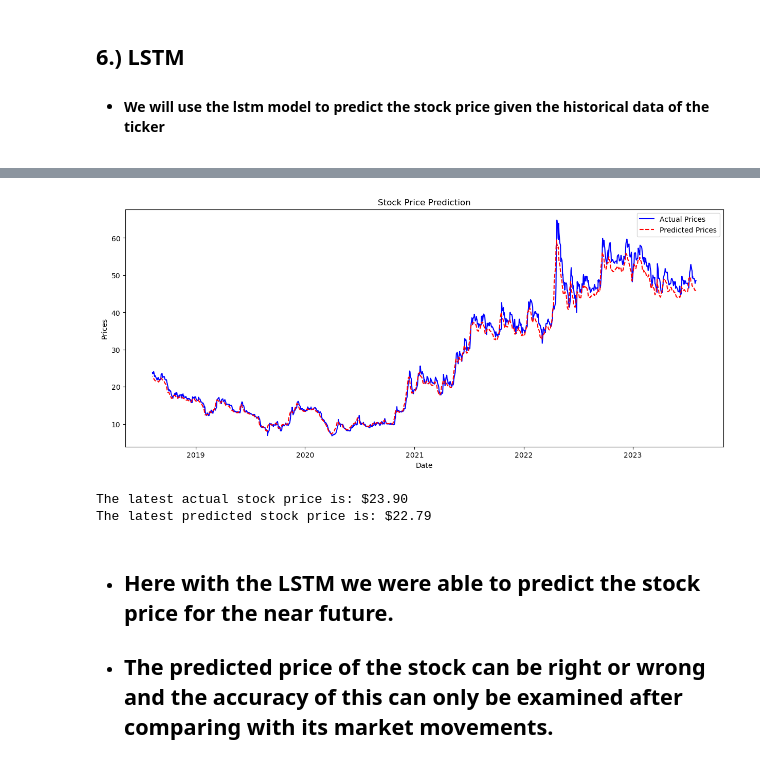
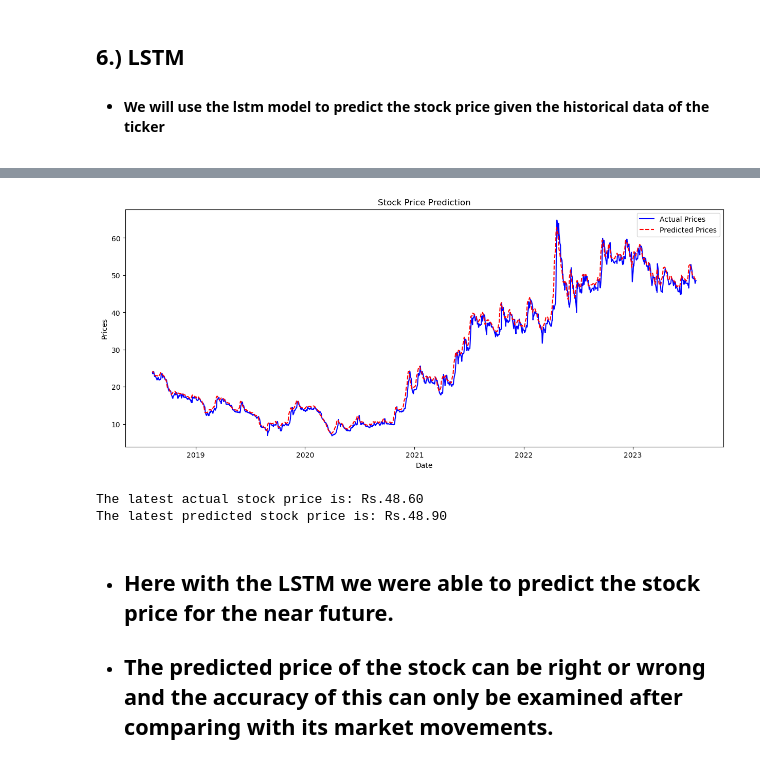
Before and after one commit to AneerudhRa/NLP_Analysis_StockForum, a Jupyter notebook: NLP_Analysis_MoneyControl.ipynb, the cells around one changed output, grey strips where cells are left out. Cells and saved outputs as stored; diff of their text form; code cells hidden in the pictures.

```diff
--- a/NLP_Analysis_MoneyControl.ipynb
+++ b/NLP_Analysis_MoneyControl.ipynb
@@ -517,7 +503,7 @@ model.add(Dense(1))
 model.compile(loss='mean_squared_error', optimizer='adam')
 
 #rain model
-model.fit(X, y, epochs=5, batch_size=1)
+model.fit(X, y, epochs=10, batch_size=5)
 
 #Predict and visualize
 predicted = model.predict(X)
@@ -536,7 +522,11 @@ plt.legend()
 plt.show()
 
 
-# Print the LTP and predicted price for short term
-print(f"The latest actual stock price is: ${actual_prices[-1][0]:.2f}")
-print(f"The latest predicted stock price is: ${predicted_prices[-1][0]:.2f}")
+# Convert the NumPy array elements to Python floats
+actual_price = float(actual_prices[0])
+predicted_price = float(predicted_prices[0])
+
+# Print the latest actual stock price and predicted stock price
+print(f"The latest actual stock price is: Rs.{actual_price:.2f}")
+print(f"The latest predicted stock price is: Rs.{predicted_price:.2f}")
 # %% [output]
@@ -554,6 +550,6 @@ Epoch 5/5
-[figure, old version]
+[figure, new version]
-The latest actual stock price is: $23.90
-The latest predicted stock price is: $22.79
+The latest actual stock price is: Rs.48.60
+The latest predicted stock price is: Rs.48.90
 # %% [markdown]
 - ## Here with the LSTM we were able to predict the stock price for the near future.
 - ## The predicted price of the stock can be right or wrong and the accuracy of this can only be examined after comparing with its market movements.
```
Also changed, not shown: parts of 2 cells of this notebook.
